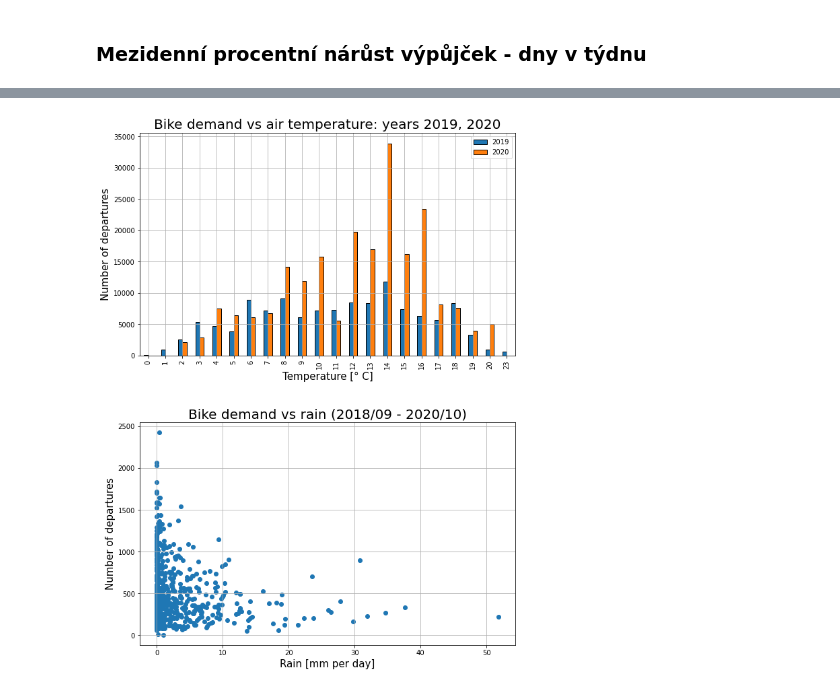
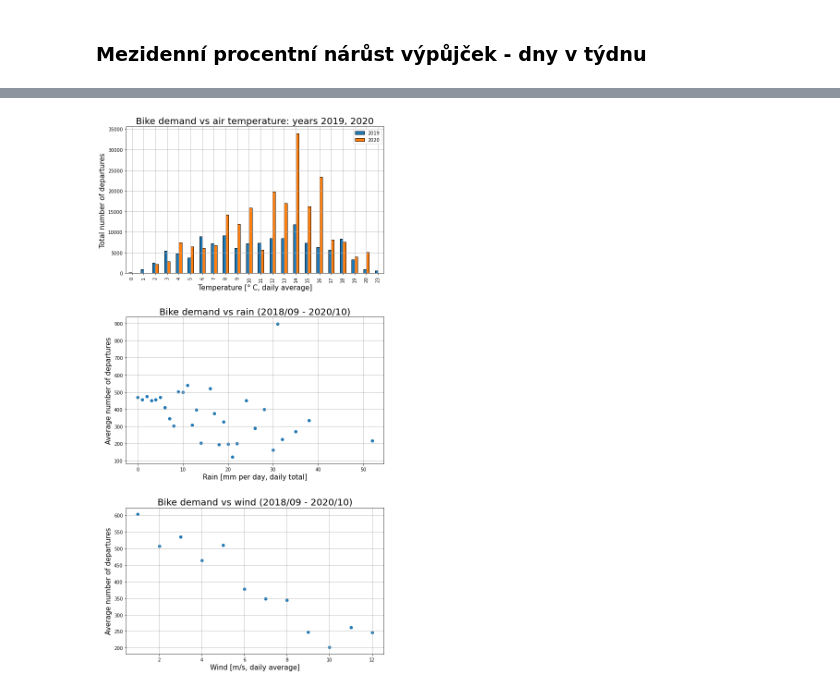
Before and after one commit to michalbk/Data_academy-Python_project, a Jupyter notebook: python_project.ipynb, the cells around one changed output, grey strips where cells are left out. Cells and saved outputs as stored; diff of their text form; code cells hidden in the pictures.

```diff
--- a/python_project.ipynb
+++ b/python_project.ipynb
@@ -360,9 +366,13 @@ weather_df['temp'] = (
     weather_df['temp'].apply(lambda x: x.removesuffix(' °c')).astype(int))
 weather_df['rain'] = (
     weather_df['rain'].apply(lambda x: x.removesuffix(' mm')).astype(float))
+weather_df['wind'] = (
+    weather_df['wind'].apply(lambda x: ''.join(list(filter(str.isdigit, x))))
+                      .astype(float)
+                      .apply(lambda x: round(x/3.6, 2)))
 
 weather_df = (
     weather_df.set_index('datetime')
               .drop(['Unnamed: 0', 'date', 'time', 'feels'], axis=1)
-              .rename(columns={'temp': 'temp_C', 'rain': 'rain_mm'}))
+              .rename(columns={'temp': 'temp_C', 'rain': 'rain_mm', 'wind': 'wind_mps'}))
 # %%
@@ -380,41 +395,54 @@ temp_rain_df[['temp_C']] = (
 # %%
 # Number of daily departures vs weather
-dep_temp_rain_df = dep_daily_df.join(temp_rain_df).dropna()
+dep_weather_df = dep_daily_df.join(weather_calc_df).dropna()
 # %%
-fig, axs = plt.subplots(2, 1, figsize=(10,14))
-ax1, ax2 = axs
+fig, axs = plt.subplots(3, 1, figsize=(10,21))
+ax1, ax2, ax3 = axs
 plt.subplots_adjust(hspace=0.3)
 
 # temp year 2019
-y19_df = (dep_temp_rain_df
+y19_df = (dep_weather_df
           .query('date >= "2019-01-01" and date < "2020-01-01"')
           .groupby('temp_C').sum()[['departures']])
 # temp year 2020
-y20_df = (dep_temp_rain_df
+y20_df = (dep_weather_df
           .query('date >= "2020-01-01" and date < "2021-01-01"')
           .groupby('temp_C').sum()[['departures']])
 # both years (boxplot need the same no of rows)
 y19_y20_df = y19_df.join(y20_df, lsuffix=2019, rsuffix=2020).fillna(0)
 y19_y20_df = y19_y20_df.reindex(index=y19_y20_df.index.astype(int))
 
 y19_y20_df.plot.bar(
     y = ['departures2019', 'departures2020'],
     label = ['2019', '2020'],
     ax=ax1,
     edgecolor='black')
 ax1.set_title('Bike demand vs air temperature: years 2019, 2020', fontsize=20)
-ax1.set_xlabel('Temperature [° C]', fontsize=15)
+ax1.set_xlabel('Temperature [° C, daily average]', fontsize=15)
+ax1.set_ylabel('Total number of departures', fontsize=15)
 ax1.legend()
 
-# rain
-ax2.scatter(dep_temp_rain_df['rain_mm'], dep_temp_rain_df['departures'])
+# rain - average demand vs rain in mm
+rain_df = dep_weather_df
+rain_df[['rain_mm']] = round(rain_df[['rain_mm']],0)
+rain_df = rain_df.groupby('rain_mm').mean()[['departures']]
+ax2.scatter(rain_df.index, rain_df['departures'])
 ax2.set_title('Bike demand vs rain (2018/09 - 2020/10)', fontsize=20)
-ax2.set_xlabel('Rain [mm per day]', fontsize=15)
+ax2.set_xlabel('Rain [mm per day, daily total]', fontsize=15)
+ax2.set_ylabel('Average number of departures', fontsize=15)
 
-for i in [ax1, ax2]:
-    i.set_ylabel('Number of departures', fontsize=15)
+# wind - average demand vs wind in m/s
+wind_df = dep_weather_df
+wind_df[['wind_mps']] = round(wind_df[['wind_mps']],0)
+wind_df = wind_df.groupby('wind_mps').mean()[['departures']]
+ax3.scatter(wind_df.index, wind_df['departures'])
+ax3.set_title('Bike demand vs wind (2018/09 - 2020/10)', fontsize=20)
+ax3.set_xlabel('Wind [m/s, daily average]', fontsize=15)
+ax3.set_ylabel('Average number of departures', fontsize=15)
+
+for i in [ax1, ax2, ax3]:
     i.grid()
 
 plt.show()
 # %% [output]
-[figure, old version]
+[figure, new version]
```
Also changed, not shown: parts of 8 cells of this notebook, 1 other file.
